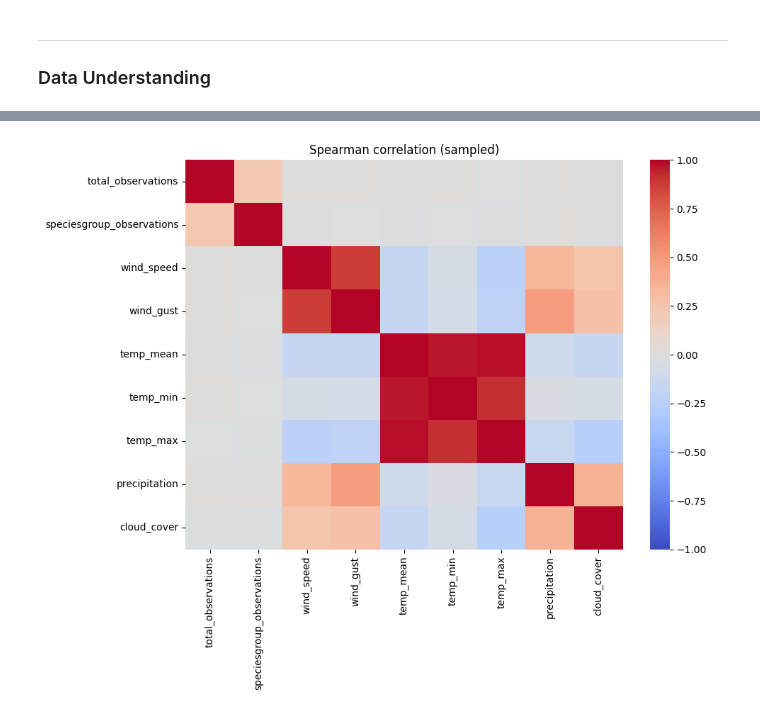
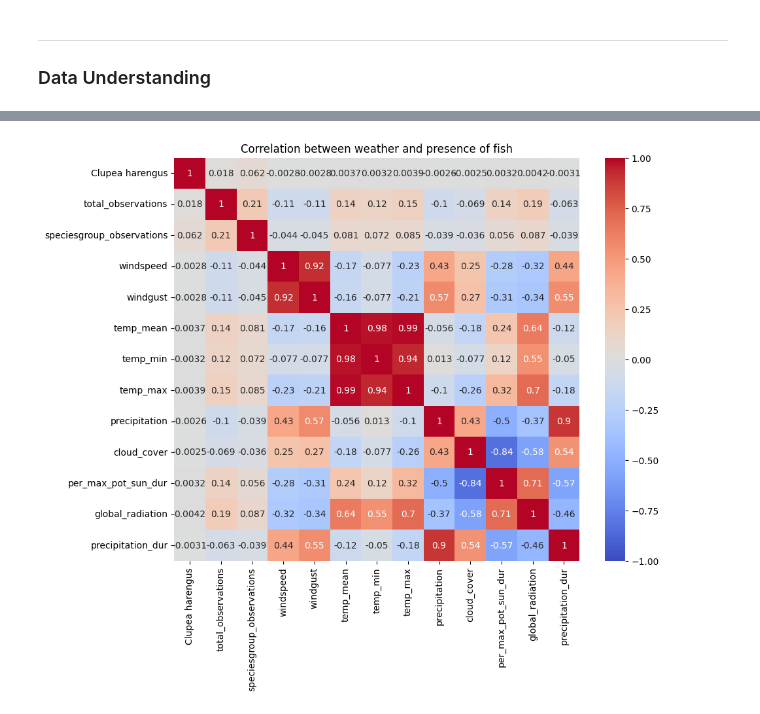
Before and after one commit to strmzi-git/jupyter-exam-03, a Jupyter notebook: Data Science/report.ipynb, the cells around one changed output, grey strips where cells are left out. Saved outputs shown, nothing was run; the diff lists cells and outputs as text; code cells hidden in the pictures.

```diff
--- a/Data Science/report.ipynb
+++ b/Data Science/report.ipynb
@@ -25,11 +25,12 @@ from sklearn.metrics import accuracy_score, recall_score, classification_report,
 # %% [markdown]
 This study uses multiple datasets from reliable scientific and governmental sources. Weather data were obtained from the Royal Netherlands Meteorological Institute (KNMI), including measurements such as temperature, wind, precipitation, and radiation from several coastal stations in the Netherlands. Environmental data were sourced from Statistics Netherlands (CBS), specifically ecosystem type maps covering the period 2013–2022. In addition, species occurrence data for Clupea harengus (Atlantic herring) were retrieved from the Global Biodiversity Information Facility (GBIF), an international open-access biodiversity database.
 # %%
-df_clupea = pd.read_csv('Clupea harengus.csv')
+df_clupea = pd.read_csv('Clupea harengus.csv', low_memory=False)
 df_weather = pd.read_csv('knmi_weather_data.csv')
-df_env = rasterio.open('enviroment.tif')
+df_env = pd.read_csv('habitats_cbs_2022.csv')
 # %%
 df_clupea['eventDate'] = pd.to_datetime(df_clupea['eventDate'], format='%Y-%m-%d')
+df_clupea['Clupea harengus'] = pd.to_numeric(df_clupea['Clupea harengus'], errors='coerce')
 print("General information:")
 df_clupea.info()
 
@@ -143,0 +165,3 @@ plt.show()
+# %%
+df_weather = df_weather.ffill()
+df_weather.info()
@@ -173,4 +260,3 @@ Finish your check-in with a short **conclusion/next steps** section stating your
 # %%
-df_merged = pd.merge(df_clupea, df_weather, left_on='eventDate', right_on='Date', how='left')
 df_merged.head()
 # %% [output]
@@ -222,20 +307,33 @@ plt.show()
 # %%
-corr_cols = ['total_observations', 'speciesgroup_observations'] + list(weather_map.values())
-df_weather_small.columns = list(weather_map.values())
 
-corr_sample = pd.concat([
-    df_clupea[['total_observations', 'speciesgroup_observations']].sample(
-        n=min(5000, len(df_clupea)), random_state=42
-    ).reset_index(drop=True),
-    df_weather_small.sample(
-        n=min(5000, len(df_weather_small)), random_state=42
-    ).reset_index(drop=True)
-], axis=1)
 
-plt.figure(figsize=(10, 8))
-sns.heatmap(corr_sample.corr(method='spearman'), cmap='coolwarm', vmin=-1, vmax=1)
-plt.title('Spearman correlation (sampled)')
-plt.tight_layout()
+corr_cols = [
+    'Clupea harengus',
+    'total_observations',
+    'speciesgroup_observations',
+    'windspeed',
+    'windgust',
+    'temp_mean',
+    'temp_min',
+    'temp_max',
+    'precipitation',
+    'cloud_cover',
+    'per_max_pot_sun_dur',	'global_radiation',	'precipitation_dur'
+]
+
+corr_df = df_merged[corr_cols]
+
+plt.figure(figsize=(10,8))
+
+sns.heatmap(
+    corr_df.corr(method='spearman'),
+    cmap='coolwarm',
+    vmin=-1,
+    vmax=1,
+    annot=True
+)
+
+plt.title('Correlation between weather and presence of fish')
 plt.show()
 # %% [output]
-[figure, old version]
+[figure, new version]
```
Also changed, not shown: parts of 24 cells of this notebook.
